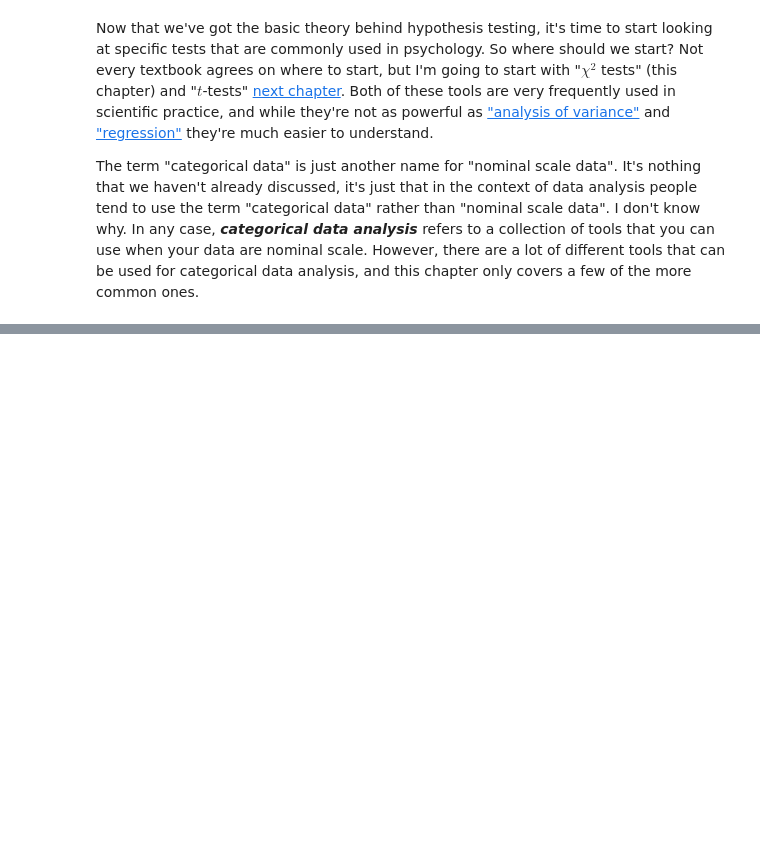
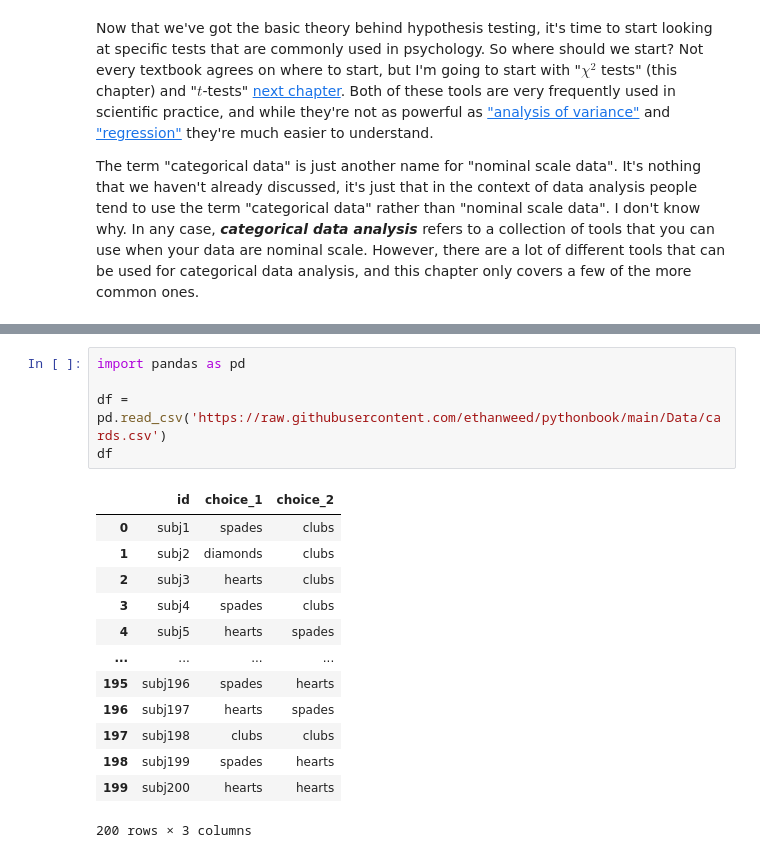
Before and after one commit to ethanweed/pythonbook, a Jupyter notebook: Book/_build/jupyter_execute/05.01-chisquare.ipynb, the cells around one changed output, grey strips where cells are left out. Saved outputs shown, nothing was run; the diff lists cells and outputs as text; blank space fills up the shorter version.

```diff
--- a/Book/_build/jupyter_execute/05.01-chisquare.ipynb
+++ b/Book/_build/jupyter_execute/05.01-chisquare.ipynb
@@ -776,0 +18,19 @@ If you're interested in learning more about categorical data analysis, a good fi
+# %%
+import pandas as pd
+
+df = pd.read_csv('https://raw.githubusercontent.com/ethanweed/pythonbook/main/Data/cards.csv')
+df
+# %% [output]
+|  | id | choice_1 | choice_2 |
+| 0 | subj1 | spades | clubs |
+| 1 | subj2 | diamonds | clubs |
+| 2 | subj3 | hearts | clubs |
+| 3 | subj4 | spades | clubs |
+| 4 | subj5 | hearts | spades |
+| ... | ... | ... | ... |
+| 195 | subj196 | spades | hearts |
+| 196 | subj197 | hearts | spades |
+| 197 | subj198 | clubs | clubs |
+| 198 | subj199 | spades | hearts |
+| 199 | subj200 | hearts | hearts |
+200 rows × 3 columns
```
Also changed, not shown: parts of 11 cells of this notebook, 31 other files.
